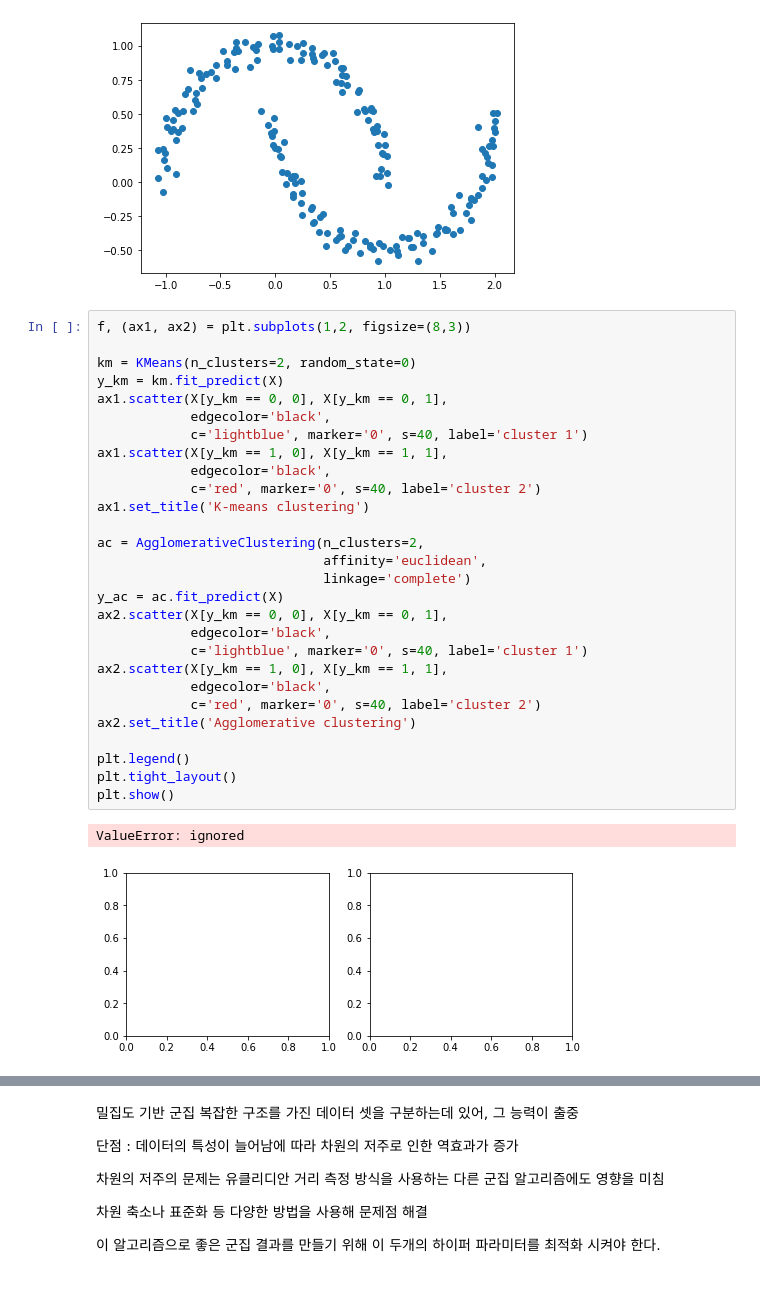
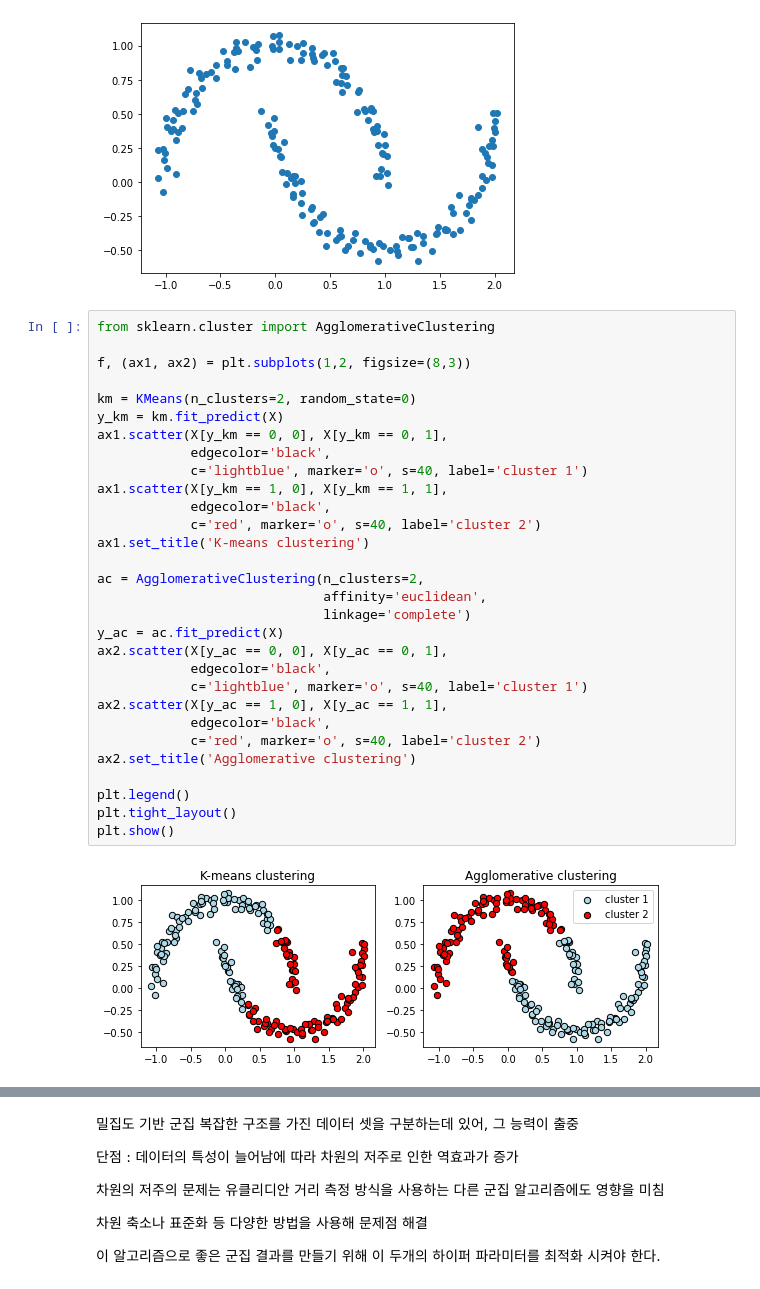
Before and after one commit to kim3691477/ai, a Jupyter notebook: Untitled2.ipynb, the cells around one changed output, grey strips where cells are left out. Cells and saved outputs as stored; diff of their text form.

```diff
--- a/Untitled2.ipynb
+++ b/Untitled2.ipynb
@@ -562,36 +562,37 @@ plt.show()
 # %% [output]
 [figure]
 # %%
+from sklearn.cluster import AgglomerativeClustering
+
 f, (ax1, ax2) = plt.subplots(1,2, figsize=(8,3))
 
 km = KMeans(n_clusters=2, random_state=0)
 y_km = km.fit_predict(X)
 ax1.scatter(X[y_km == 0, 0], X[y_km == 0, 1],
             edgecolor='black',
-            c='lightblue', marker='0', s=40, label='cluster 1')
+            c='lightblue', marker='o', s=40, label='cluster 1')
 ax1.scatter(X[y_km == 1, 0], X[y_km == 1, 1],
             edgecolor='black',
-            c='red', marker='0', s=40, label='cluster 2')
+            c='red', marker='o', s=40, label='cluster 2')
 ax1.set_title('K-means clustering')
 
 ac = AgglomerativeClustering(n_clusters=2,
                              affinity='euclidean',
                              linkage='complete')
 y_ac = ac.fit_predict(X)
-ax2.scatter(X[y_km == 0, 0], X[y_km == 0, 1],
+ax2.scatter(X[y_ac == 0, 0], X[y_ac == 0, 1],
             edgecolor='black',
-            c='lightblue', marker='0', s=40, label='cluster 1')
-ax2.scatter(X[y_km == 1, 0], X[y_km == 1, 1],
+            c='lightblue', marker='o', s=40, label='cluster 1')
+ax2.scatter(X[y_ac == 1, 0], X[y_ac == 1, 1],
             edgecolor='black',
-            c='red', marker='0', s=40, label='cluster 2')
+            c='red', marker='o', s=40, label='cluster 2')
 ax2.set_title('Agglomerative clustering')
 
 plt.legend()
 plt.tight_layout()
 plt.show()
 # %% [output]
-ValueError: ignored
-[figure, old version]
+[figure, new version]
 # %%
 from sklearn.cluster import DBSCAN
 
```
Also changed, not shown: parts of 1 cell of this notebook.
